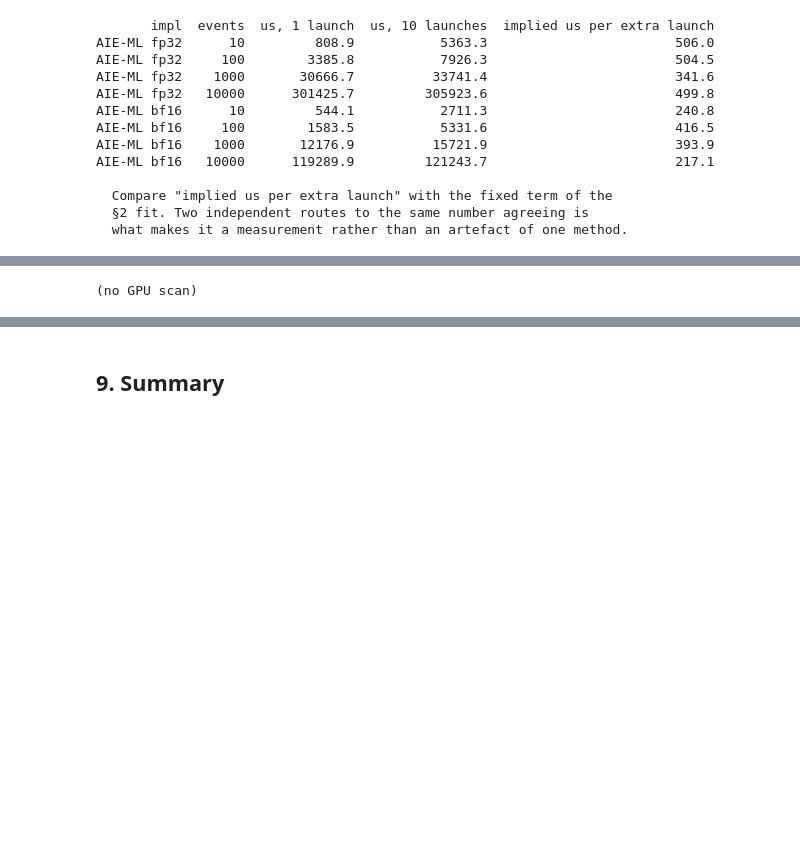
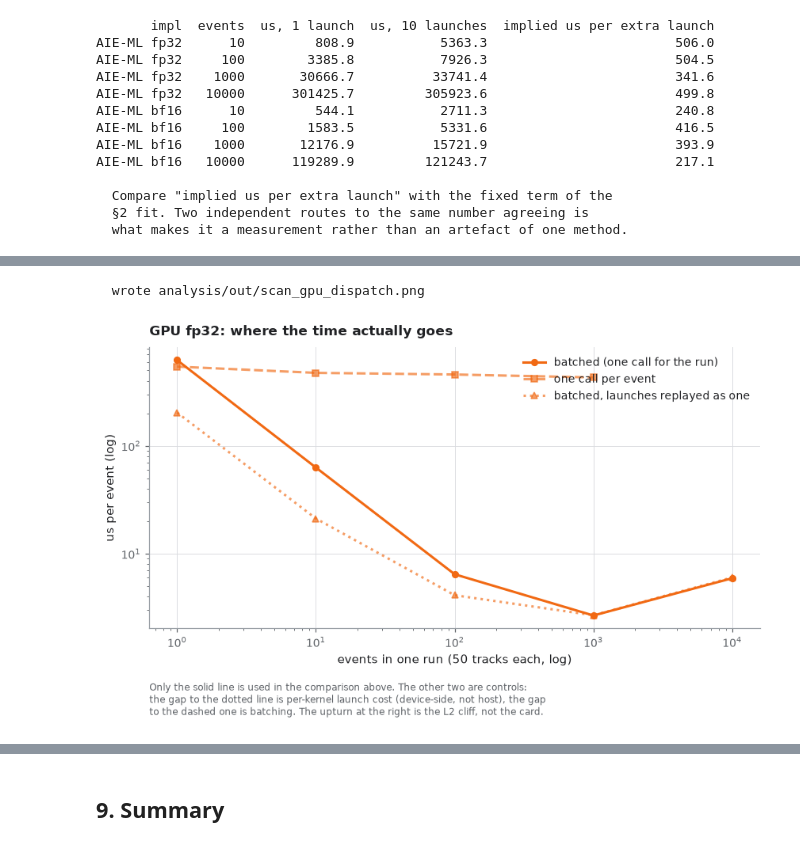
Before and after one commit to AkshayMalige/rtda_demo, a Jupyter notebook: analysis/rtda_scan.ipynb, the cells around one changed output, grey strips where cells are left out. Cells and saved outputs as stored; diff of their text form; code cells hidden in the pictures; blank space fills up the shorter version.

```diff
--- a/analysis/rtda_scan.ipynb
+++ b/analysis/rtda_scan.ipynb
@@ -1225,14 +1264,15 @@ FPGA fixed<16,3>    4733.0                    1    15.5x slower    118.2x slower
 if GPU.empty:
     print('(no GPU scan)')
 else:
-    # The dispatch story, stated as numbers.
+    # The launch story, stated as numbers -- and it did not come out the way
+    # it was predicted, which is why the control exists.
     #
-    # One forward pass is ~50 kernel launches -- 3 per dense x 14, plus the
-    # roll-concat's slice and join x 3 -- and that count does NOT grow with
-    # batch size. Each costs the host a few microseconds. So there is a fixed
-    # floor per call, and at small batch the measurement is the host driving
-    # the card rather than the card. mode=graph replays those 50 launches as
-    # one and is the control that proves it.
+    # One forward pass is ~50 kernels: 3 per dense x 14, plus the roll-concat's
+    # slice and join x 3. That count does NOT grow with batch size, so it is a
+    # fixed floor per call. The GUESS was that the floor is the host issuing
+    # them. The cuda-event column below says otherwise -- the GPU is ~95% busy
+    # even at one event, so the floor is DEVICE-side per-kernel launch latency
+    # across 50 tiny kernels. mode=graph replays them as one and removes it.
     fig, ax = plt.subplots(figsize=(7.6, 4.6))
     MODE_STYLE = {'single': ('-', 'o', 'batched (one call for the run)'),
                   'fresh':  ('--', 's', 'one call per event'),
@@ -1250,9 +1290,10 @@ else:
     style(ax, f'GPU {v0}: where the time actually goes',
           'events in one run (50 tracks each, log)', 'us per event (log)',
           'Only the solid line is used in the comparison above. The other two '
-          'are controls:\nthe gap to the dotted line is host dispatch cost, the '
-          'gap to the dashed one is batching.')
-    ax.legend(loc='lower left')
+          'are controls:\nthe gap to the dotted line is per-kernel launch cost '
+          '(device-side, not host), the gap\nto the dashed one is batching. The '
+          'upturn at the right is the L2 cliff, not the card.')
+    ax.legend(loc='upper right')
     save(fig, 'scan_gpu_dispatch.png'); plt.show()
 
     # ---- and the same thing as a table -----------------------------------
@@ -1260,36 +1301,72 @@ else:
     piv = (GPU[GPU['variant'] == v0]
            .groupby(['mode', 'events'])['us_execute'].median().unstack('mode'))
     piv = (piv.div(piv.index.to_series(), axis=0)).round(2)
     piv.index.name = 'events'
     print(f'  us per event, GPU {v0}, median of {int(GPU_META.get("reps", 0) or 0)} reps')
     print(piv.to_string())
     if {'single', 'graph'} <= set(piv.columns):
         d = (piv['single'] - piv['graph']).dropna()
         if len(d):
-            print(f'\n  host dispatch cost, single minus graph: '
+            print(f'\n  launch cost, single minus graph: '
                   f'{d.iloc[0]:,.1f} us/event at {int(d.index[0])} event(s) -> '
                   f'{d.iloc[-1]:,.2f} at {int(d.index[-1])}.')
-            print('  It is a fixed cost per call, so it divides away with batch size.')
+            print('  A fixed cost per call, so it divides away with batch size.')
+
     if {'single', 'fresh'} <= set(piv.columns):
         r = (piv['fresh'] / piv['single']).dropna()
         if len(r):
             print(f'  batching is worth {r.iloc[-1]:,.1f}x at '
-                  f'{int(r.index[-1])} events (fresh / single).')
+                  f'{int(r.index[-1]):,} events (fresh / single).')
 
+    # ---- host or device? The cuda events answer it, and they overruled the
+    # ---- prediction that this floor was Python.
+    g = GPU[GPU['variant'] == v0].copy()
+    g['cuda_us'] = g['notes'].fillna('').str.extract(r'cuda_event_us=([\d.]+)')[0].astype(float)
+    g = g[(g['mode'] == 'single') & g['cuda_us'].notna()]
+    if not g.empty:
+        h = g.groupby('events')[['us_kernel', 'cuda_us']].median()
+        h['host us'] = (h['us_kernel'] - h['cuda_us']).round(1)
+        h['gpu busy %'] = (100 * h['cuda_us'] / h['us_kernel']).round(1)
+        print('\n  wall-clock kernel time vs pure GPU time (cuda events), per CALL:')
+        print(h.round(1).to_string())
+        print(f"\n  The host contributes ~{h['host us'].median():.0f} us per call at every "
+              'size. It is not the bottleneck at any\n  point -- the small-batch floor '
+              'is the card launching 50 tiny kernels, not Python issuing them.')
+
+    # ---- and the cache cliff, which is the other unpredicted result --------
+    L2_MB = 96                       # L40S
+    pe = piv['single'].dropna() if 'single' in piv else pd.Series(dtype=float)
+    if len(pe) >= 2 and pe.idxmin() != pe.index.max():
+        itemsize = 2 if v0 == 'bf16' else 4
+        print(f'\n  BEST at {int(pe.idxmin()):,} events ({pe.min():.2f} us/event), '
+              f'not at {int(pe.index.max()):,} ({pe.loc[pe.index.max()]:.2f}, '
+              f'{pe.loc[pe.index.max()] / pe.min():.1f}x worse).')
+        for ev in pe.index:
+            mb = ev * TRACKS_PER_EVENT * 128 * itemsize / 1e6
+            print(f'    {int(ev):>6} event{"s" if ev != 1 else " "} -> one (n,128) '
+                  f'{v0} activation = {mb:8.1f} MB'
+                  f'  {"fits" if mb < L2_MB else "EXCEEDS"} the {L2_MB} MB L2')
+        print('  Every one of the 14 layers reads and writes one of those. Past L2\n'
+              '  they all stream from GDDR6, which is the whole of the regression.')
     # ---- what the precisions cost, which is the OTHER reason tf32 is here --
     print()
     accs = []
     for v in sorted(GPU['variant'].unique()):
         g = gpu_primary(v)
         if g.empty:
             continue
         ev, ue = per_event_us(g)
-        accs.append({'variant': v, 'us/event @max': round(ue[-1], 2),
-                     'checksum @max': g[g['events'] == g['events'].max()]['mean_checksum'].iloc[0]})
+        k = int(np.argmin(ue))
+        accs.append({'variant': v,
+                     'best us/event': round(float(ue[k]), 2),
+                     'at events': int(ev[k]),
+                     'us/event @10000': round(float(ue[-1]), 2),
+                     'checksum @10000': g[g['events'] == g['events'].max()]['mean_checksum'].iloc[0]})
     if accs:
         print('  ' + pd.DataFrame(accs).to_string(index=False).replace(chr(10), chr(10) + '  '))
         print('\n  tf32 is float32 storage with ~10-bit-mantissa matmuls. It is')
         print('  measured to show what "fp32" silently becomes on this hardware')
         print('  if the backend flags are left at their defaults.')
 # %% [output]
-(no GPU scan)
+  wrote analysis/out/scan_gpu_dispatch.png
+[figure, added]
```
Also changed, not shown: parts of 5 cells of this notebook, 4 other files.
